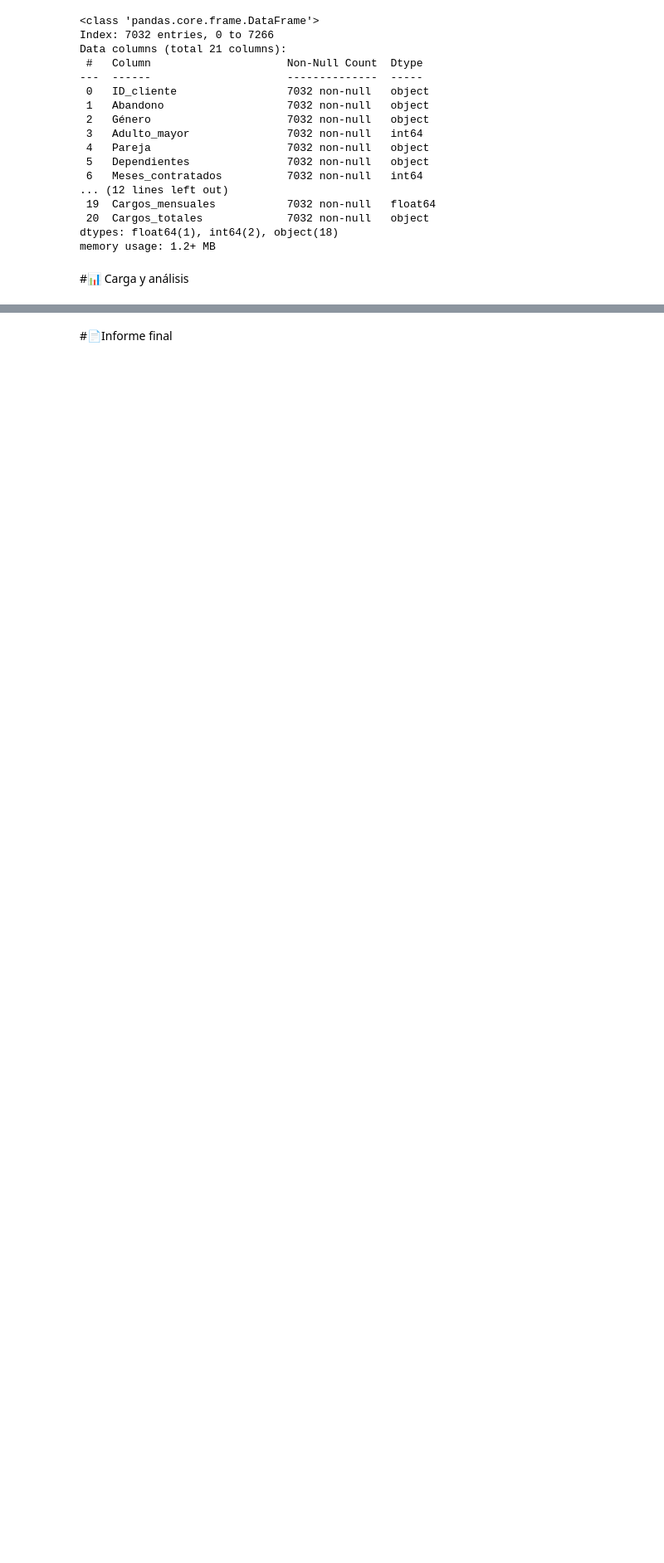
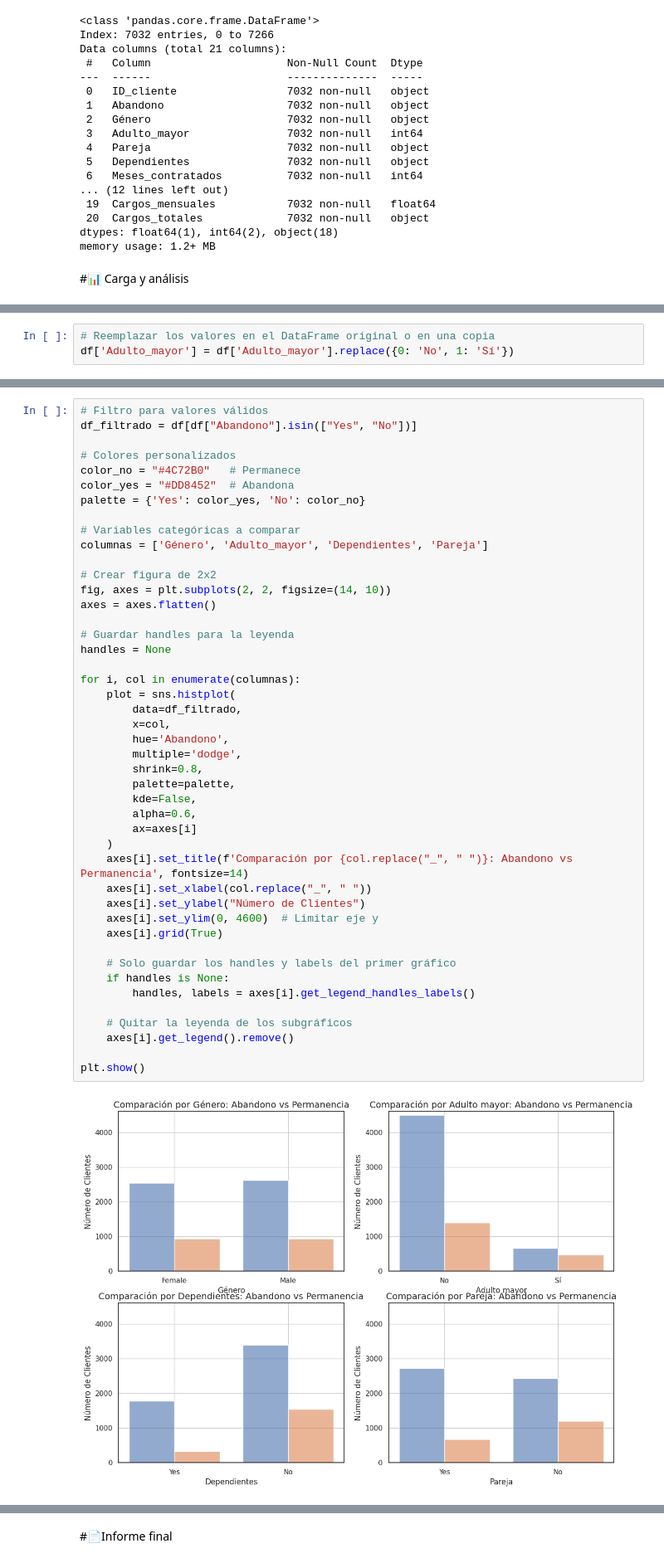
Before and after one commit to francisco-gamez/Challenge-Telecom-X, a Jupyter notebook: telecomx_latam.ipynb, the cells around one changed output, grey strips where cells are left out. Shown at 83% size. Saved outputs shown, nothing was run; the diff lists cells and outputs as text; blank space fills up the shorter version.

```diff
--- a/telecomx_latam.ipynb
+++ b/telecomx_latam.ipynb
@@ -225,0 +315,3 @@ memory usage: 1.2+ MB
+# %%
+# Reemplazar los valores en el DataFrame original o en una copia
+df['Adulto_mayor'] = df['Adulto_mayor'].replace({0: 'No', 1: 'Sí'})
@@ -225,0 +324,47 @@ memory usage: 1.2+ MB
+# %%
+# Filtro para valores válidos
+df_filtrado = df[df["Abandono"].isin(["Yes", "No"])]
+
+# Colores personalizados
+color_no = "#4C72B0"   # Permanece
+color_yes = "#DD8452"  # Abandona
+palette = {'Yes': color_yes, 'No': color_no}
+
+# Variables categóricas a comparar
+columnas = ['Género', 'Adulto_mayor', 'Dependientes', 'Pareja']
+
+# Crear figura de 2x2
+fig, axes = plt.subplots(2, 2, figsize=(14, 10))
+axes = axes.flatten()
+
+# Guardar handles para la leyenda
+handles = None
+
+for i, col in enumerate(columnas):
+    plot = sns.histplot(
+        data=df_filtrado,
+        x=col,
+        hue='Abandono',
+        multiple='dodge',
+        shrink=0.8,
+        palette=palette,
+        kde=False,
+        alpha=0.6,
+        ax=axes[i]
+    )
+    axes[i].set_title(f'Comparación por {col.replace("_", " ")}: Abandono vs Permanencia', fontsize=14)
+    axes[i].set_xlabel(col.replace("_", " "))
+    axes[i].set_ylabel("Número de Clientes")
+    axes[i].set_ylim(0, 4600)  # Limitar eje y
+    axes[i].grid(True)
+
+    # Solo guardar los handles y labels del primer gráfico
+    if handles is None:
+        handles, labels = axes[i].get_legend_handles_labels()
+
+    # Quitar la leyenda de los subgráficos
+    axes[i].get_legend().remove()
+
+plt.show()
+# %% [output]
+[figure, added]
```
Also changed, not shown: parts of 10 cells of this notebook.
